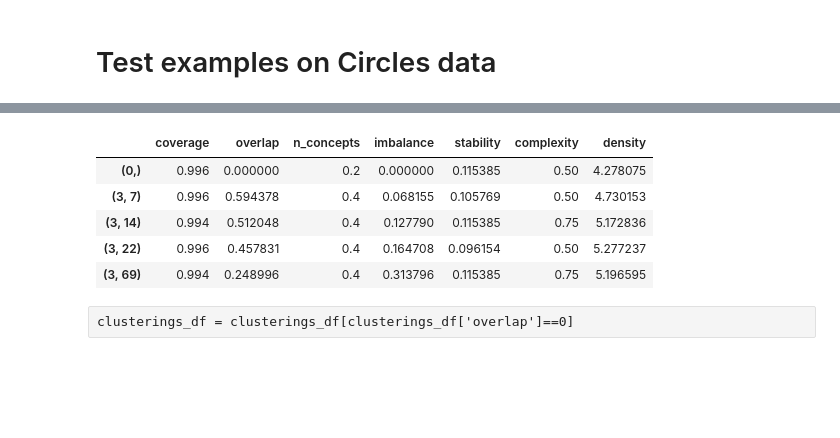
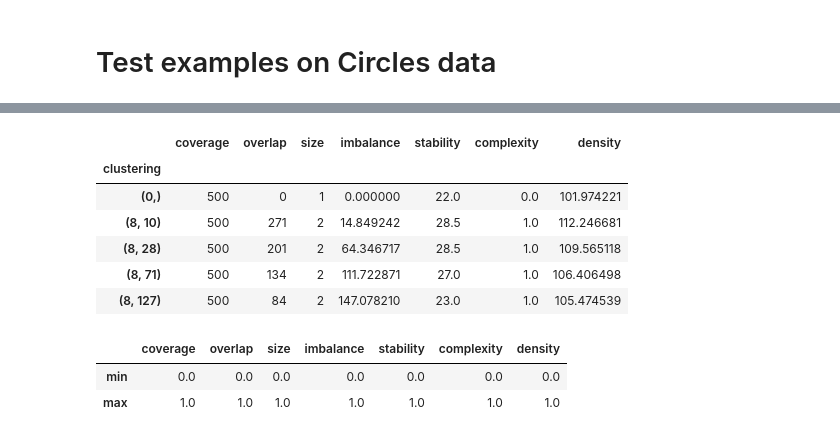
Before and after one commit to EgorDudyrev/Paper_StablePatternClustering, a Jupyter notebook: notebooks/5.09_Clustering_pipeline_RareItemset.ipynb, the cells around one changed output, grey strips where cells are left out. Saved outputs shown, nothing was run; the diff lists cells and outputs as text; code cells hidden in the pictures; blank space fills up the shorter version.

```diff
--- a/notebooks/5.09_Clustering_pipeline_RareItemset.ipynb
+++ b/notebooks/5.09_Clustering_pipeline_RareItemset.ipynb
@@ -56,8 +70,8 @@ Wall time: 25 ms
 # %%
 from bitarray.util import count_and, count_or
 
-jaccard_thold = 0.9
-min_added_coverage = 75
+jaccard_thold = 0.85
+min_added_coverage = 100
 sparse_extents = []
 for i, extent in enumerate(stable_extents):
     if extent.count() < min_added_coverage:
@@ -73,6 +89,7 @@ print(len(stable_extents), len(sparse_extents))
 # %%
 %%time
-clusterings = list(clib.mine_clusterings(sparse_extents, min_support=450, max_length=5,
+clusterings = list(clib.mine_clusterings(sparse_extents, min_support=450, max_length=n_clusters_max,
                                          min_added_coverage=min_added_coverage))
-print(len(clusterings))
+print('n clusterings:', len(clusterings))
+print('max found cluster size', max(map(len, clusterings)))
 # %% [output]
@@ -86,4 +102,6 @@ print(max(map(len, clusterings)))
 # %%
 clib = reload(clib)
 # %%
-concepts_dict = clib.mine_clusters_info(sparse_extents, attr_extents, ps, data, 0, 1)
+concepts_dict = clib.mine_clusters_info(sparse_extents, attr_extents, ps, data)
+concepts_df = pd.DataFrame(concepts_dict)
+concepts_df.head()
@@ -90,15 +114,0 @@ concepts_dict = clib.mine_clusters_info(sparse_extents, attr_extents, ps, data,
-# %%
-weight_params = dict(
-    overlap_weight=0.2,
-    n_concepts_weight=0.1,
-    imbalance_weight=0.1,
-    stability_weight=0.2,
-    complexity_weight=0.1,
-    n_concepts_max=5,
-)
-clusterings_dict = {
-    idxs: clib.clustering_reward2(idxs, concepts_info=concepts_dict, **weight_params)[1]
-    for idxs in clusterings
-}
-clusterings_df = pd.DataFrame(clusterings_dict).T
-clusterings_df.index = clusterings
@@ -107,10 +115,20 @@ clusterings_df['density'] = [np.mean([concepts_dict['density'][i] for i in idxs]
-# %%
-clusterings_df.head()
-# %% [output]
-|  | coverage | overlap | n_concepts | imbalance | stability | complexity | density |
-| (0,) | 0.996 | 0.000000 | 0.2 | 0.000000 | 0.115385 | 0.50 | 4.278075 |
-| (3, 7) | 0.996 | 0.594378 | 0.4 | 0.068155 | 0.105769 | 0.50 | 4.730153 |
-| (3, 14) | 0.994 | 0.512048 | 0.4 | 0.127790 | 0.115385 | 0.75 | 5.172836 |
-| (3, 22) | 0.996 | 0.457831 | 0.4 | 0.164708 | 0.096154 | 0.50 | 5.277237 |
-| (3, 69) | 0.994 | 0.248996 | 0.4 | 0.313796 | 0.115385 | 0.75 | 5.196595 |
+# %%
+clusterings_df = pd.DataFrame([clib.evaluate_clustering_measures(idxs, concepts_dict) for idxs in clusterings],
+                              index=pd.Series(clusterings, name='clustering'))
+clusterings_df.head()
+# %% [output]
+|  | coverage | overlap | size | imbalance | stability | complexity | density |
+| clustering |  |  |  |  |  |  |  |
+| (0,) | 500 | 0 | 1 | 0.000000 | 22.0 | 0.0 | 101.974221 |
+| (8, 10) | 500 | 271 | 2 | 14.849242 | 28.5 | 1.0 | 112.246681 |
+| (8, 28) | 500 | 201 | 2 | 64.346717 | 28.5 | 1.0 | 109.565118 |
+| (8, 71) | 500 | 134 | 2 | 111.722871 | 27.0 | 1.0 | 106.406498 |
+| (8, 127) | 500 | 84 | 2 | 147.078210 | 23.0 | 1.0 | 105.474539 |
+# %%
+clusterings_df_norm = (clusterings_df-clusterings_df.min())/(clusterings_df.max()-clusterings_df.min())
+clusterings_df_norm.describe().loc[['min', 'max']]
+# %% [output]
+|  | coverage | overlap | size | imbalance | stability | complexity | density |
+| min | 0.0 | 0.0 | 0.0 | 0.0 | 0.0 | 0.0 | 0.0 |
+| max | 1.0 | 1.0 | 1.0 | 1.0 | 1.0 | 1.0 | 1.0 |
 # %%
@@ -129,4 +147,2 @@ clusterings_df['reward'] = (clusterings_df/clusterings_df.max()*weights*signs).s
-# %% [raw]
-clusterings_df = clusterings_df[clusterings_df['overlap']==0]
 # %%
 clusterings_df = clusterings_df.sort_values('reward', ascending=False)
```
Also changed, not shown: parts of 26 cells of this notebook, 1 other file.
